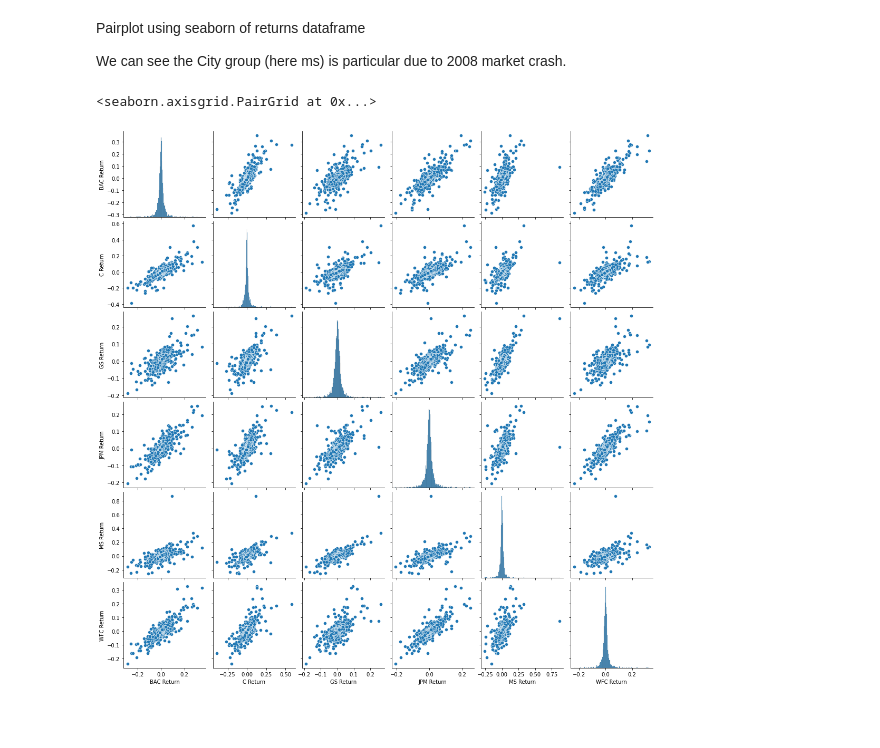
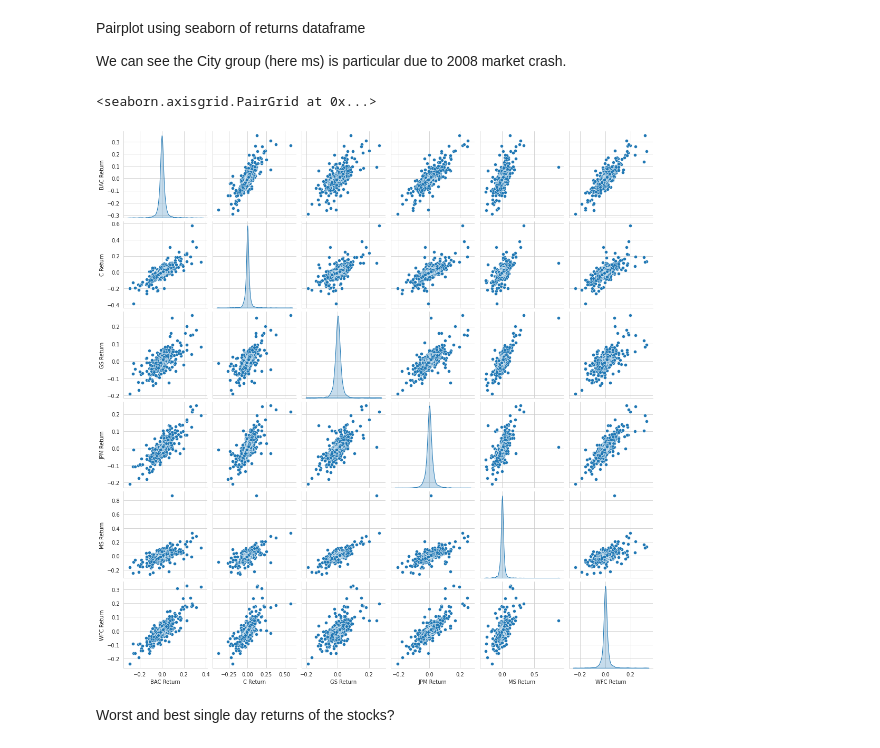
Before and after one commit to Amin-Farzanehnia/Finance, a Jupyter notebook: Finance_project.ipynb, the cells around one changed output. Drawn from its saved outputs; the diff is of its cells as text; code cells hidden in the pictures; blank space fills up the shorter version.

```diff
--- a/Finance_project.ipynb
+++ b/Finance_project.ipynb
@@ -148,7 +148,9 @@ Pairplot using seaborn of returns dataframe
 We can see the City group (here ms) is particular due to 2008 market crash.
 # %%
 import seaborn as sns
-sns.pairplot(returns[1:])
+sns.pairplot(returns[1:], diag_kind='kde') #diag_kind{‘auto’, ‘hist’, ‘kde’, None}
 # %% [output]
 <seaborn.axisgrid.PairGrid at 0x...>
-[figure, old version]
+[figure, new version]
+# %% [markdown]
+Worst and best single day returns of the stocks?
```
Also changed, not shown: parts of 25 cells of this notebook.
